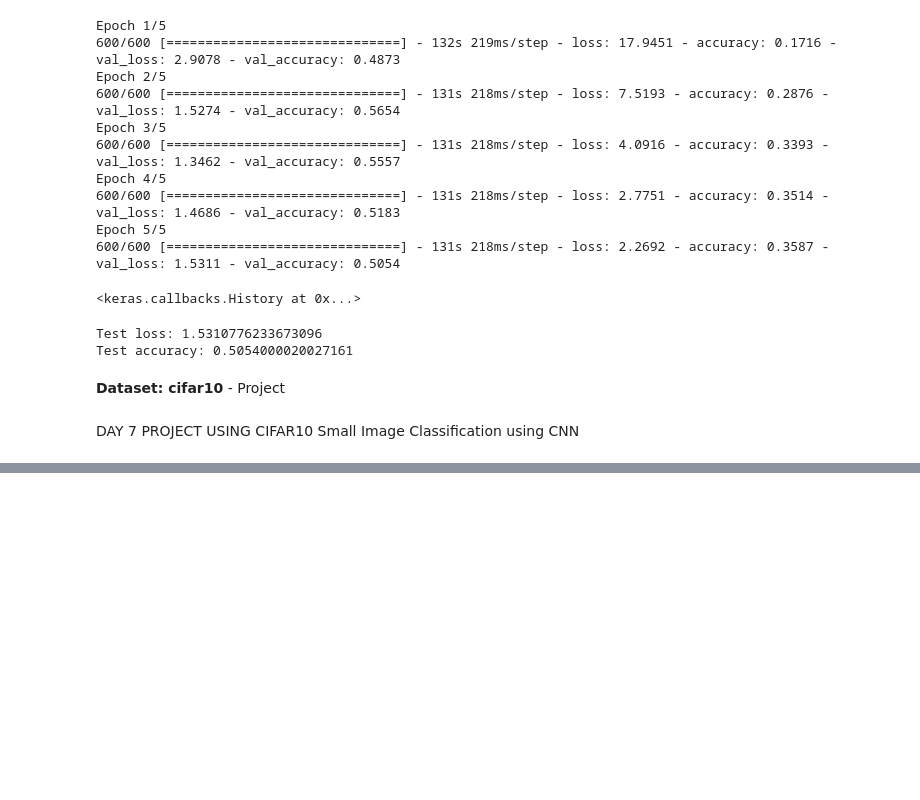
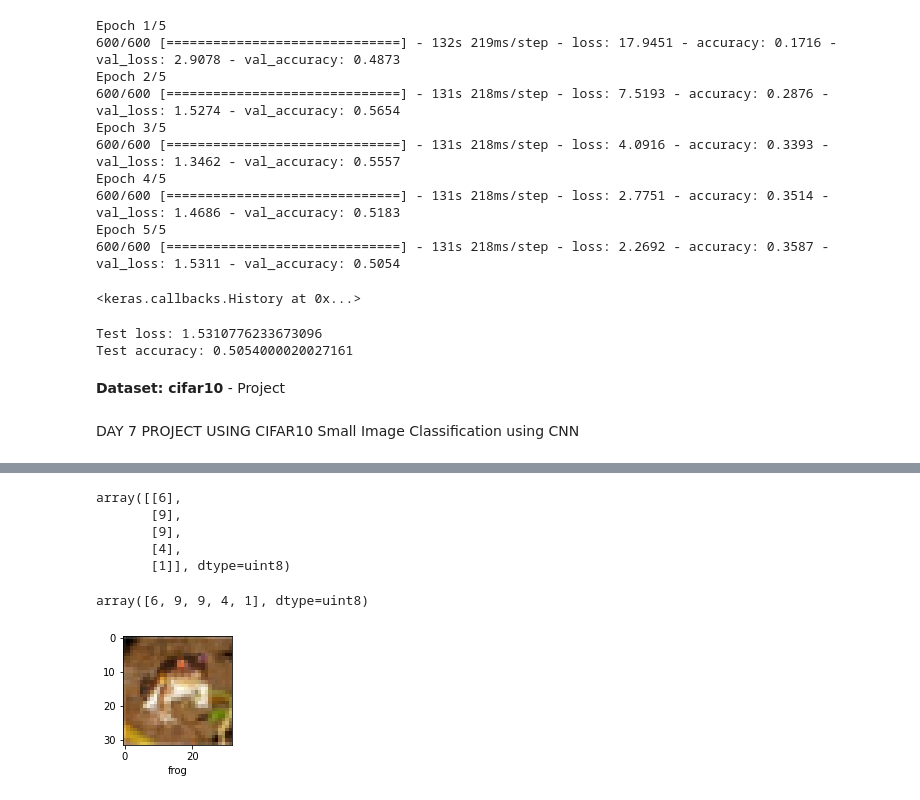
Before and after one commit to Simi-Paxleal-J/COMPUTER_VISION_WITH_CONVOLUTIONAL_NEURAL_NETWORK_SHAPE-AI-BOOTCAMP, a Jupyter notebook: CNN_PROJECT.ipynb, the cells around one changed output, grey strips where cells are left out. Drawn from its saved outputs; the diff is of its cells as text; code cells hidden in the pictures; blank space fills up the shorter version.

```diff
--- a/CNN_PROJECT.ipynb
+++ b/CNN_PROJECT.ipynb
@@ -103,0 +107,3 @@ import numpy as np
+# %%
+(X_train, y_train), (X_test,y_test) = datasets.cifar10.load_data()
+X_train.shape
@@ -103,0 +127,13 @@ import numpy as np
+# %%
+y_train[:5]
+# %% [output]
+array([[6],
+       [9],
+       [9],
+       [4],
+       [1]], dtype=uint8)
+# %%
+y_train = y_train.reshape(-1,)
+y_train[:5]
+# %% [output]
+array([6, 9, 9, 4, 1], dtype=uint8)
@@ -103,0 +143,11 @@ import numpy as np
+# %%
+classes = ["airplane","automobile","bird","cat","deer","dog","frog","horse","ship","truck"]
+# %%
+def plot_sample(X, y, index):
+    plt.figure(figsize = (15,2))
+    plt.imshow(X[index])
+    plt.xlabel(classes[y[index]])
+# %%
+plot_sample(X_train, y_train, 0)
+# %% [output]
+[figure, added]
```
Also changed, not shown: parts of 25 cells of this notebook.
